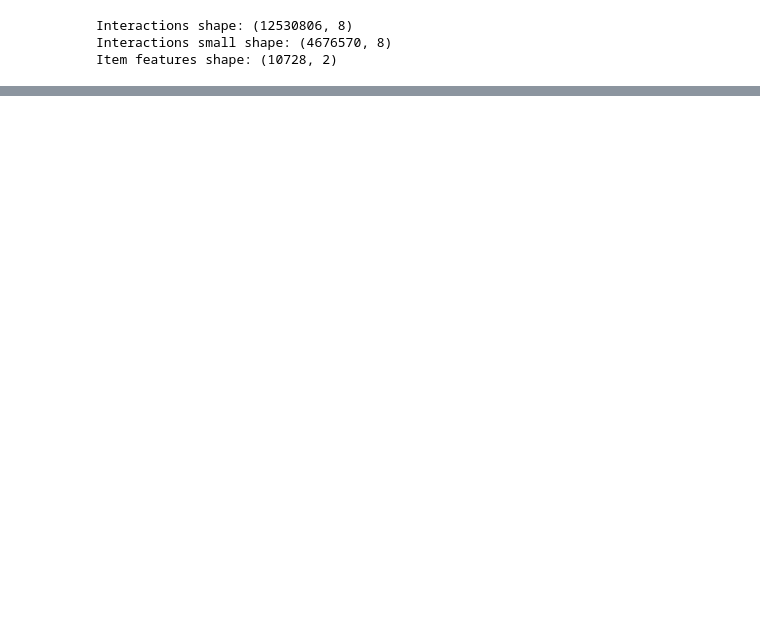
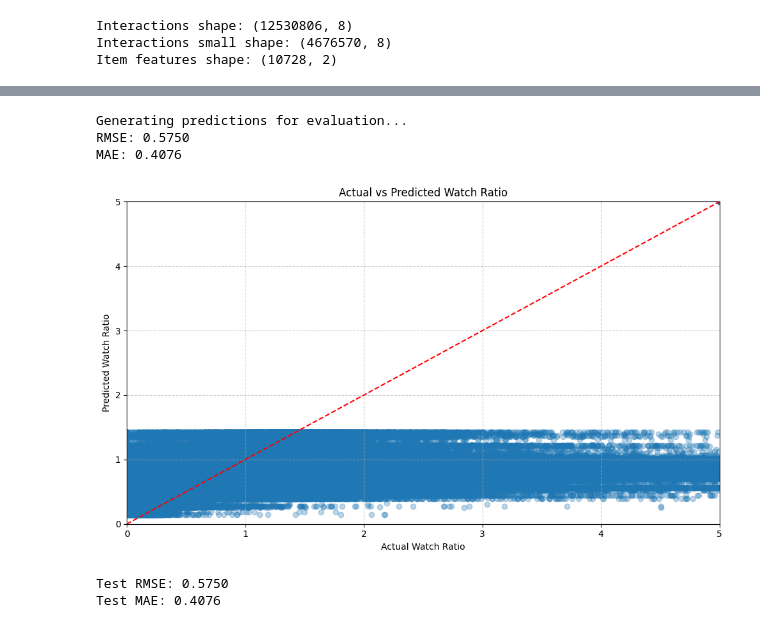
Before and after one commit to Same3000/FinalProject_2025_Samy_YACEF, a Jupyter notebook: notebooks/xgboost.ipynb, the cells around one changed output, grey strips where cells are left out. Saved outputs shown, nothing was run; the diff lists cells and outputs as text; code cells hidden in the pictures; blank space fills up the shorter version.

```diff
--- a/notebooks/xgboost.ipynb
+++ b/notebooks/xgboost.ipynb
@@ -29,3 +29,17 @@ interactions_big_df.drop(columns=["date", 'time'], inplace=True)
 interactions_big_df.rename(columns={'user_id': 'userId', 'video_id': 'itemId'}, inplace=True)
 interactions_small_df.drop(columns=["date", 'time'], inplace=True)
 interactions_small_df.rename(columns={'user_id': 'userId', 'video_id': 'itemId'}, inplace=True)
+
+item_features_df["feat"] = item_features_df["feat"].map(eval)
+all_categories = [i for i in range(31)]
+
+items_preproccesed = pd.DataFrame(index=item_features_df.index)
+
+for category in sorted(all_categories):
+    column_name = category
+    items_preproccesed[column_name] = item_features_df['feat'].apply(lambda x: 1 if category in x else 0)
+items_preproccesed['video_id'] = item_features_df["video_id"]
+items_preproccesed.drop(columns=[14, 23, 27, 21, 0, 30, 22, 24, 29], inplace=True)
+items_preproccesed.rename(columns={'video_id':'itemId'}, inplace=True)
+
+#items_preproccesed.set_index('itemId', inplace=True)
@@ -44,3 +48,9 @@ items_preproccesed.set_index('itemId', inplace=True)
+# %%
+train_data = pd.merge(interactions_big_df, items_preproccesed, on='itemId', how='left')
+test_data = pd.merge(interactions_small_df, items_preproccesed, on='itemId', how='left')
+# %%
+train_data[train_data['watch_ratio'] > 5] = 5
+test_data[test_data['watch_ratio'] > 5] = 5
 # %%
 class ContentBasedRecommender:
     def __init__(self, item_features_df, params=None):
@@ -130,3 +173,6 @@ class ContentBasedRecommender:
+# %%
+train_data.drop(columns=['timestamp'], inplace=True)
+#train_data.columns
 # %%
 # Initialize and train the recommender
 recommender = ContentBasedRecommender(item_features_df)
@@ -133,0 +196,12 @@ recommender.fit(train_data, feature_cols=items_preproccesed.columns.tolist())
+# %%
+# Evaluate the model on test data
+metrics = recommender.evaluate(test_data, feature_cols=items_preproccesed.columns.tolist())
+print(f"Test RMSE: {metrics['rmse']:.4f}")
+print(f"Test MAE: {metrics['mae']:.4f}")
+# %% [output]
+Generating predictions for evaluation...
+RMSE: 0.5750
+MAE: 0.4076
+[figure, added]
+Test RMSE: 0.5750
+Test MAE: 0.4076
```
Also changed, not shown: parts of 8 cells of this notebook, 1 other file.
